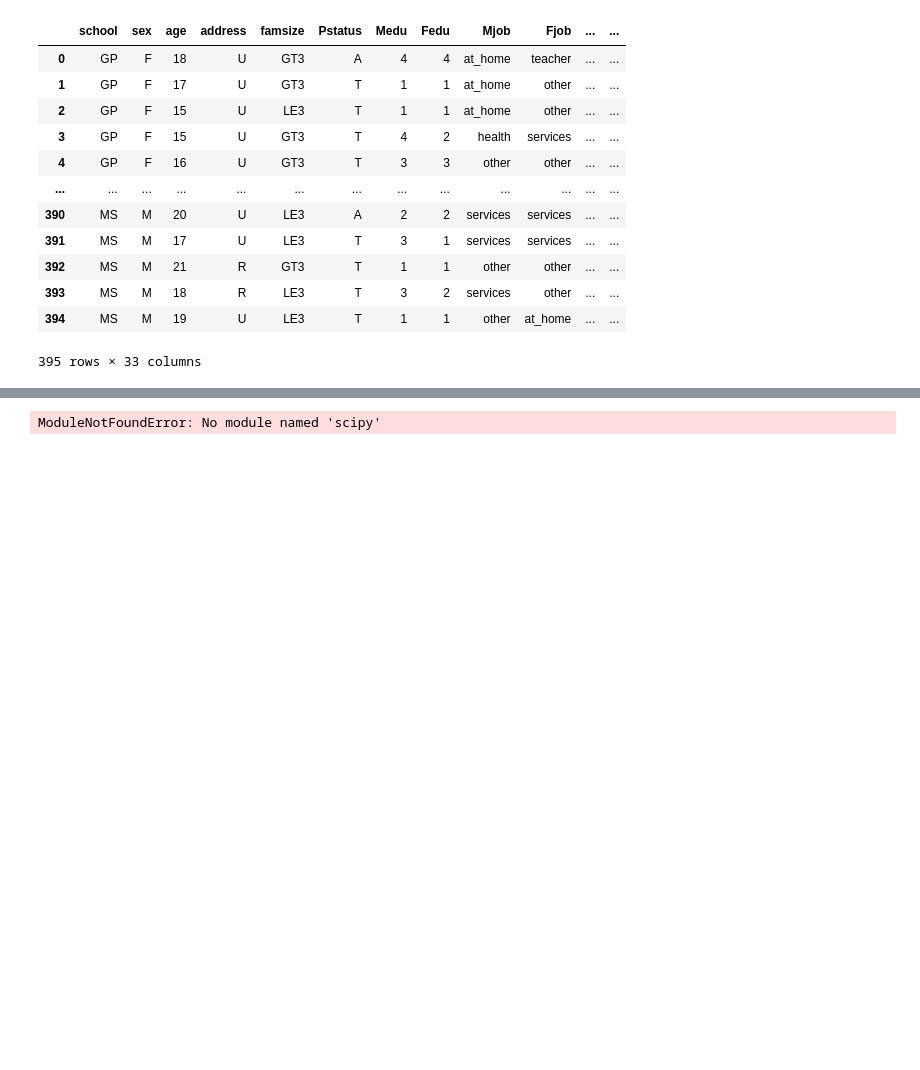
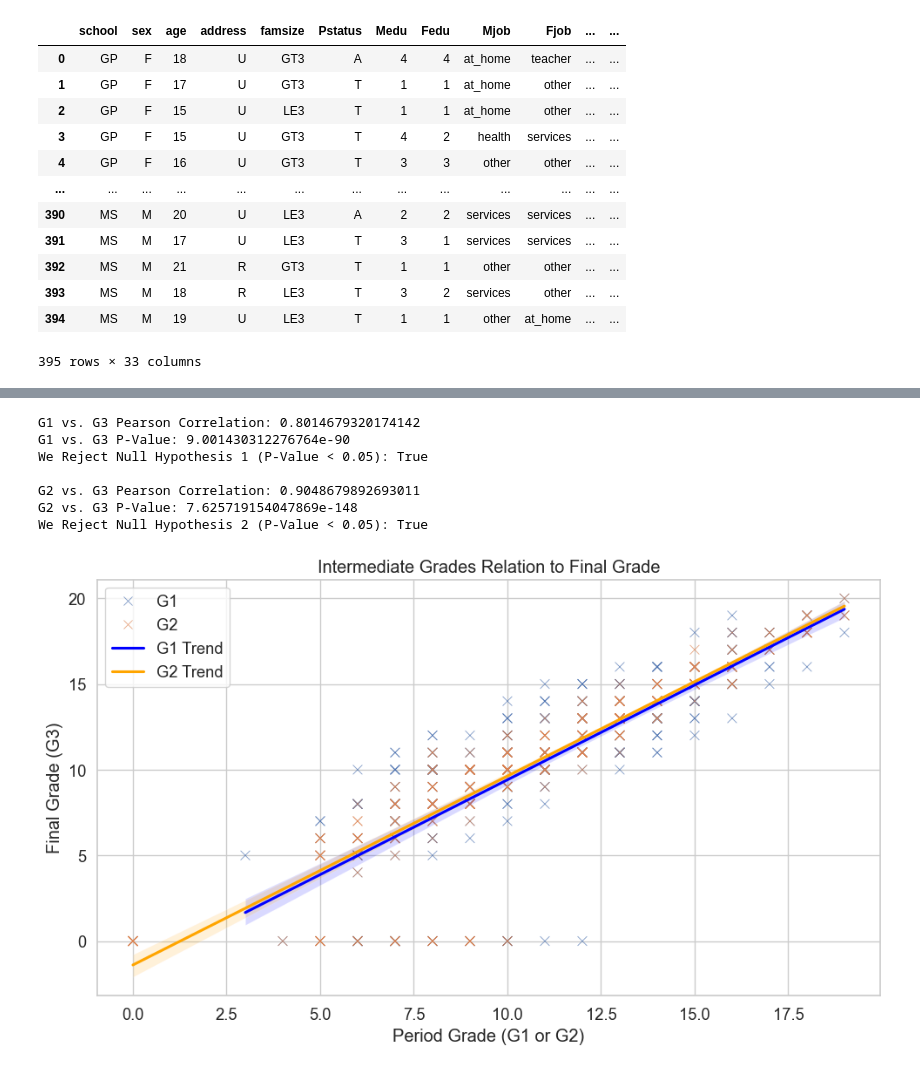
Before and after one commit to KevinTruong13/320_group_project, a Jupyter notebook: Final_Project/Project.ipynb, the cells around one changed output, grey strips where cells are left out. Cells and saved outputs as stored; diff of their text form; code cells hidden in the pictures; blank space fills up the shorter version.

Commit message:
Add Correlation Analysis

```diff
--- a/Final_Project/Project.ipynb
+++ b/Final_Project/Project.ipynb
@@ -10,7 +13,7 @@ file = "student-mat.csv"
 df = pd.read_csv(file, sep=";")
 
 # Step 3: Convert numeric columns
-num_columns = ["age", "Medu", "Fedu", "traveltime", "studytime", "failures", "famrel", "freetime","goout", "Dalc", "Walc", "health", "absences", "G1", "G2", "G3"]
+num_columns = ["age", "Medu", "Fedu", "traveltime", "studytime", "failures", "famrel", "freetime","goout", "Dalc", "Walc", "health", "absences", "G2", "G2", "G3"]
 
 df[num_columns] = df[num_columns].apply(pd.to_numeric, errors='coerce')
 
@@ -37,4 +52,54 @@ Student Data
 # %%
-# Kevin's part
+sig_val = 0.05
+
+# Calculate Pearson correlation and p-value for G1 vs G3
+g1_corr, g1_pval = pearsonr(df["G1"], df["G3"])
+
+# Calculate Pearson correlation and p-value for G2 vs G3
+g2_corr, g2_pval = pearsonr(df["G2"], df["G3"])
+
+print(f"""
+G1 vs. G3 Pearson Correlation: {g1_corr}
+G1 vs. G3 P-Value: {g1_pval}
+We Reject Null Hypothesis 1 (P-Value < {sig_val}): {g1_pval < sig_val}
+
+G2 vs. G3 Pearson Correlation: {g2_corr}
+G2 vs. G3 P-Value: {g2_pval}
+We Reject Null Hypothesis 2 (P-Value < {sig_val}): {g2_pval < sig_val}
+""")
+
+# We create the scatter plot comparing G1 and G2 to G3
+
+#We melt G1 and G2 together to display both on the same axis
+df_long = pd.melt(df, id_vars=["G3"], value_vars=["G1", "G2"],
+                  var_name="Period", value_name="Grade")
+
+# Create a scatter plot with regression lines for both G1 and G2 vs G3
+plt.figure(figsize=(10, 6))
+sns.scatterplot(
+    data=df_long,
+    x="Grade",
+    y="G3",
+    hue="Period",
+    alpha=0.7,
+    s=60,
+    marker="x"
+)
+sns.regplot(data=df[df["G1"].notnull()], x="G1", y="G3", scatter=False, label="G1 Trend", color="blue")
+sns.regplot(data=df[df["G2"].notnull()], x="G2", y="G3", scatter=False, label="G2 Trend", color="orange")
+
+plt.title("Intermediate Grades Relation to Final Grade")
+plt.xlabel("Period Grade (G1 or G2)")
+plt.ylabel("Final Grade (G3)")
+plt.legend()
+plt.tight_layout()
+plt.show()
 # %% [output]
-ModuleNotFoundError: No module named 'scipy'
+G1 vs. G3 Pearson Correlation: 0.8014679320174142
+G1 vs. G3 P-Value: 9.001430312276764e-90
+We Reject Null Hypothesis 1 (P-Value < 0.05): True
+
+G2 vs. G3 Pearson Correlation: 0.9048679892693011
+G2 vs. G3 P-Value: 7.625719154047869e-148
+We Reject Null Hypothesis 2 (P-Value < 0.05): True
+[figure, added]
```
Also changed, not shown: parts of 2 cells of this notebook.
